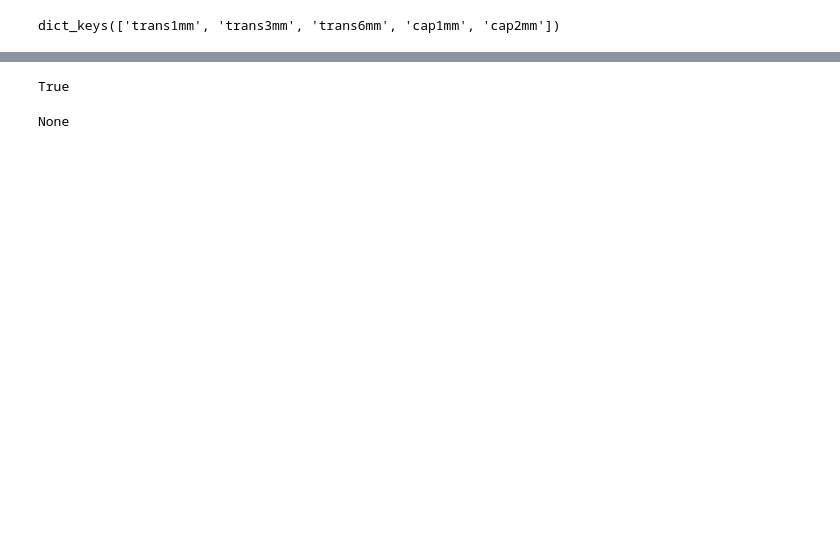
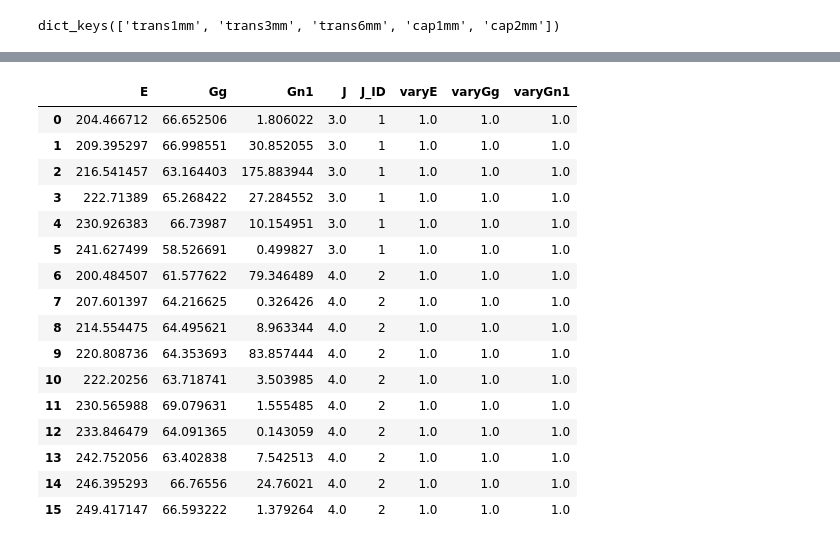
Before and after one commit to Naww137/ATARI, a Jupyter notebook: examples/Ta181_Analysis/AnalyzeTa181_GenerateData.ipynb, the cells around one changed output, grey strips where cells are left out. Cells and saved outputs as stored; diff of their text form; code cells hidden in the pictures; blank space fills up the shorter version.

```diff
--- a/examples/Ta181_Analysis/AnalyzeTa181_GenerateData.ipynb
+++ b/examples/Ta181_Analysis/AnalyzeTa181_GenerateData.ipynb
@@ -764,18 +841,36 @@ for el in sample1.keys():
 # %%
 # how to save all synthetic data to start testing? reliable structures & fields..
 
-from ATARI.AutoFit import elim_addit_funcs
+# from ATARI.AutoFit import elim_addit_funcs
 
-elim_addit_funcs.save_obj_as_pkl(folder_name = 'samples/',
-                      file_name = 'sample1.pkl',
-                      obj = sample1)
+# elim_addit_funcs.save_obj_as_pkl(folder_name = 'samples/',
+#                       file_name = 'sample1.pkl',
+#                       obj = sample1)
 
-elim_addit_funcs.save_obj_as_pkl(folder_name = 'samples/',
-                      file_name = 'syndat_sample1.pkl',
-                      obj = syndat )
+# elim_addit_funcs.save_obj_as_pkl(folder_name = 'samples/',
+#                       file_name = 'syndat_sample1.pkl',
+#                       obj = syndat )
-# %% [output]
-True
-# %%
-print(syndat.pw_true_list)
-# %% [output]
-None
+# %%
+start = copy(sample1['trans1mm'].par_true)
+start["varyE"] = np.ones(len(start))
+start["varyGg"] = np.ones(len(start))
+start["varyGn1"] = np.ones(len(start))
+start
+# %% [output]
+|  | E | Gg | Gn1 | J | J_ID | varyE | varyGg | varyGn1 |
+| 0 | 204.466712 | 66.652506 | 1.806022 | 3.0 | 1 | 1.0 | 1.0 | 1.0 |
+| 1 | 209.395297 | 66.998551 | 30.852055 | 3.0 | 1 | 1.0 | 1.0 | 1.0 |
+| 2 | 216.541457 | 63.164403 | 175.883944 | 3.0 | 1 | 1.0 | 1.0 | 1.0 |
+| 3 | 222.71389 | 65.268422 | 27.284552 | 3.0 | 1 | 1.0 | 1.0 | 1.0 |
+| 4 | 230.926383 | 66.73987 | 10.154951 | 3.0 | 1 | 1.0 | 1.0 | 1.0 |
+| 5 | 241.627499 | 58.526691 | 0.499827 | 3.0 | 1 | 1.0 | 1.0 | 1.0 |
+| 6 | 200.484507 | 61.577622 | 79.346489 | 4.0 | 2 | 1.0 | 1.0 | 1.0 |
+| 7 | 207.601397 | 64.216625 | 0.326426 | 4.0 | 2 | 1.0 | 1.0 | 1.0 |
+| 8 | 214.554475 | 64.495621 | 8.963344 | 4.0 | 2 | 1.0 | 1.0 | 1.0 |
+| 9 | 220.808736 | 64.353693 | 83.857444 | 4.0 | 2 | 1.0 | 1.0 | 1.0 |
+| 10 | 222.20256 | 63.718741 | 3.503985 | 4.0 | 2 | 1.0 | 1.0 | 1.0 |
+| 11 | 230.565988 | 69.079631 | 1.555485 | 4.0 | 2 | 1.0 | 1.0 | 1.0 |
+| 12 | 233.846479 | 64.091365 | 0.143059 | 4.0 | 2 | 1.0 | 1.0 | 1.0 |
+| 13 | 242.752056 | 63.402838 | 7.542513 | 4.0 | 2 | 1.0 | 1.0 | 1.0 |
+| 14 | 246.395293 | 66.76556 | 24.76021 | 4.0 | 2 | 1.0 | 1.0 | 1.0 |
+| 15 | 249.417147 | 66.593222 | 1.379264 | 4.0 | 2 | 1.0 | 1.0 | 1.0 |
```
Also changed, not shown: parts of 17 cells of this notebook, 11 other files.
